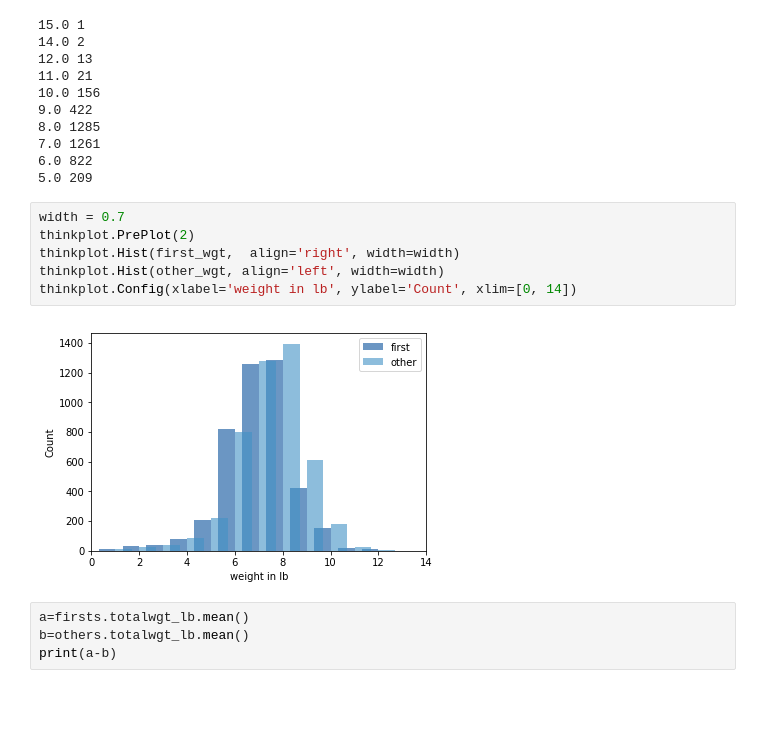
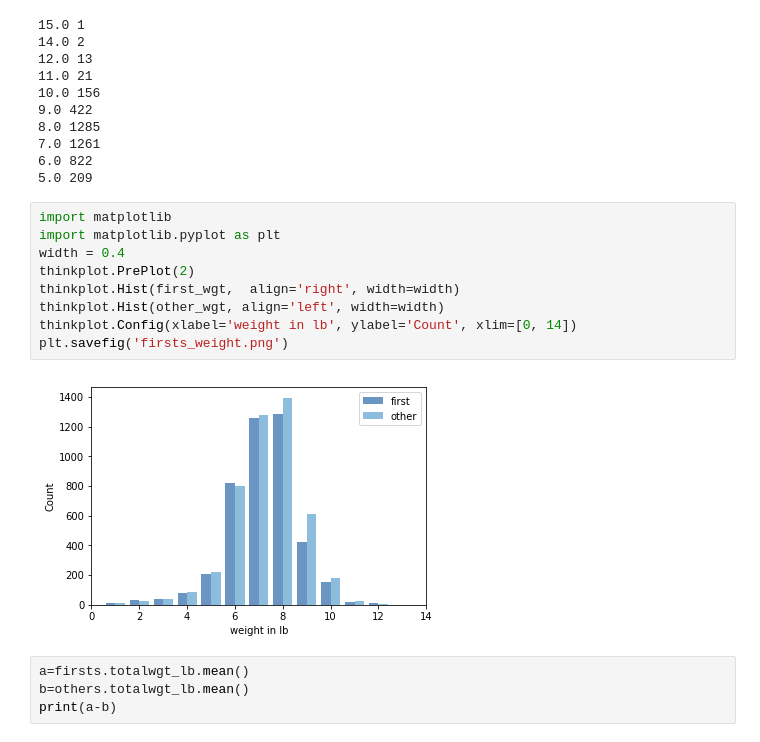
Before and after one commit to swv293/ThinkStats2, a Jupyter notebook: code/chap02ex.ipynb, the cells around one changed output. Saved outputs shown, nothing was run; the diff lists cells and outputs as text; blank space fills up the shorter version.

```diff
--- a/code/chap02ex.ipynb
+++ b/code/chap02ex.ipynb
@@ -327,13 +331,16 @@ for weight, freq in first_wgt.Largest(10):
 6.0 822
 5.0 209
 # %%
-width = 0.7
+import matplotlib
+import matplotlib.pyplot as plt
+width = 0.4
 thinkplot.PrePlot(2)
 thinkplot.Hist(first_wgt,  align='right', width=width)
 thinkplot.Hist(other_wgt, align='left', width=width)
 thinkplot.Config(xlabel='weight in lb', ylabel='Count', xlim=[0, 14])
+plt.savefig('firsts_weight.png')
 # %% [output]
-[figure, old version]
+[figure, new version]
 # %%
 a=firsts.totalwgt_lb.mean()
 b=others.totalwgt_lb.mean()
```
Also changed, not shown: parts of 3 cells of this notebook, 1 other file.
